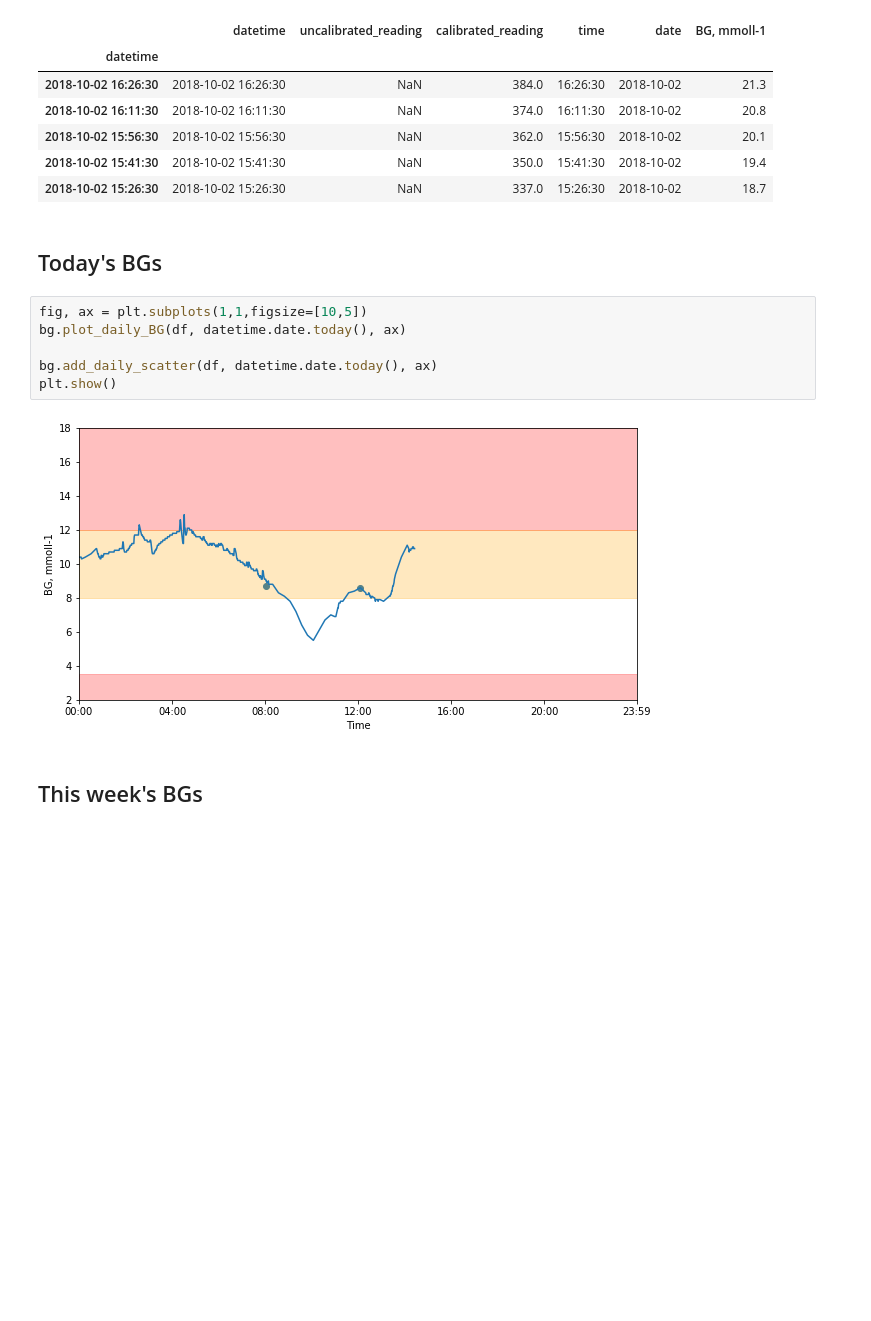
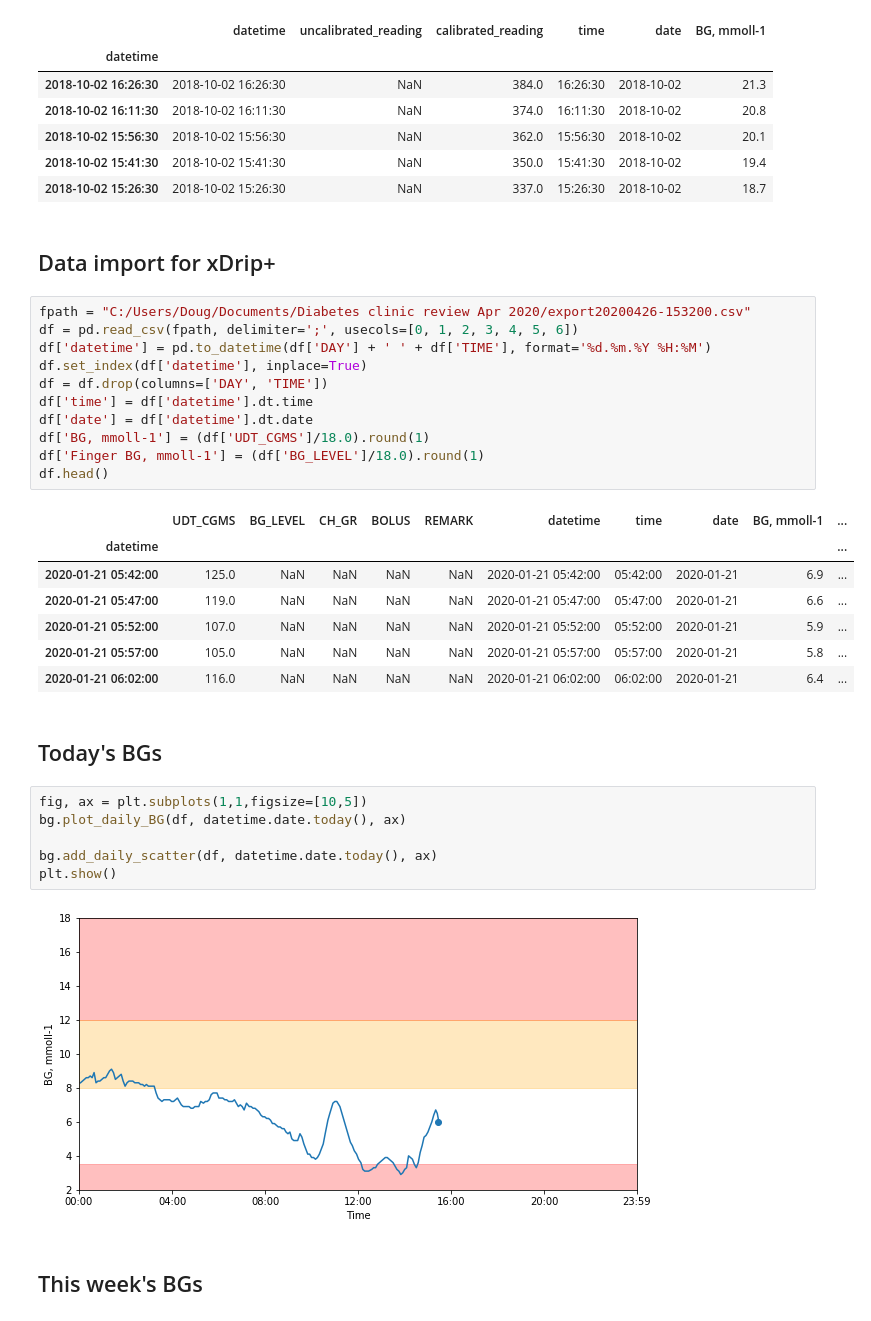
Before and after one commit to dougkelly88/blood-sugar-visualisation, a Jupyter notebook: BG visualisation.ipynb, the cells around one changed output. Cells and saved outputs as stored; diff of their text form; blank space fills up the shorter version.

```diff
--- a/BG visualisation.ipynb
+++ b/BG visualisation.ipynb
@@ -61,6 +63,27 @@ df.tail()
 | 2018-10-02 15:56:30 | 2018-10-02 15:56:30 | NaN | 362.0 | 15:56:30 | 2018-10-02 | 20.1 |
 | 2018-10-02 15:41:30 | 2018-10-02 15:41:30 | NaN | 350.0 | 15:41:30 | 2018-10-02 | 19.4 |
 | 2018-10-02 15:26:30 | 2018-10-02 15:26:30 | NaN | 337.0 | 15:26:30 | 2018-10-02 | 18.7 |
+# %% [markdown]
+## Data import for xDrip+
+# %%
+fpath = "C:/Users/Doug/Documents/Diabetes clinic review Apr 2020/export20200426-153200.csv"
+df = pd.read_csv(fpath, delimiter=';', usecols=[0, 1, 2, 3, 4, 5, 6])
+df['datetime'] = pd.to_datetime(df['DAY'] + ' ' + df['TIME'], format='%d.%m.%Y %H:%M')
+df.set_index(df['datetime'], inplace=True)
+df = df.drop(columns=['DAY', 'TIME'])
+df['time'] = df['datetime'].dt.time
+df['date'] = df['datetime'].dt.date
+df['BG, mmoll-1'] = (df['UDT_CGMS']/18.0).round(1)
+df['Finger BG, mmoll-1'] = (df['BG_LEVEL']/18.0).round(1)
+df.head()
+# %% [output]
+|  | UDT_CGMS | BG_LEVEL | CH_GR | BOLUS | REMARK | datetime | time | date | BG, mmoll-1 | ... |
+| datetime |  |  |  |  |  |  |  |  |  | ... |
+| 2020-01-21 05:42:00 | 125.0 | NaN | NaN | NaN | NaN | 2020-01-21 05:42:00 | 05:42:00 | 2020-01-21 | 6.9 | ... |
+| 2020-01-21 05:47:00 | 119.0 | NaN | NaN | NaN | NaN | 2020-01-21 05:47:00 | 05:47:00 | 2020-01-21 | 6.6 | ... |
+| 2020-01-21 05:52:00 | 107.0 | NaN | NaN | NaN | NaN | 2020-01-21 05:52:00 | 05:52:00 | 2020-01-21 | 5.9 | ... |
+| 2020-01-21 05:57:00 | 105.0 | NaN | NaN | NaN | NaN | 2020-01-21 05:57:00 | 05:57:00 | 2020-01-21 | 5.8 | ... |
+| 2020-01-21 06:02:00 | 116.0 | NaN | NaN | NaN | NaN | 2020-01-21 06:02:00 | 06:02:00 | 2020-01-21 | 6.4 | ... |
 # %% [markdown]
 ## Today's BGs
 # %%
@@ -70,7 +93,7 @@ bg.plot_daily_BG(df, datetime.date.today(), ax)
 bg.add_daily_scatter(df, datetime.date.today(), ax)
 plt.show()
 # %% [output]
-[figure, old version]
+[figure, new version]
 # %% [markdown]
 ## This week's BGs
 # %%
```
Also changed, not shown: parts of 8 cells of this notebook.
